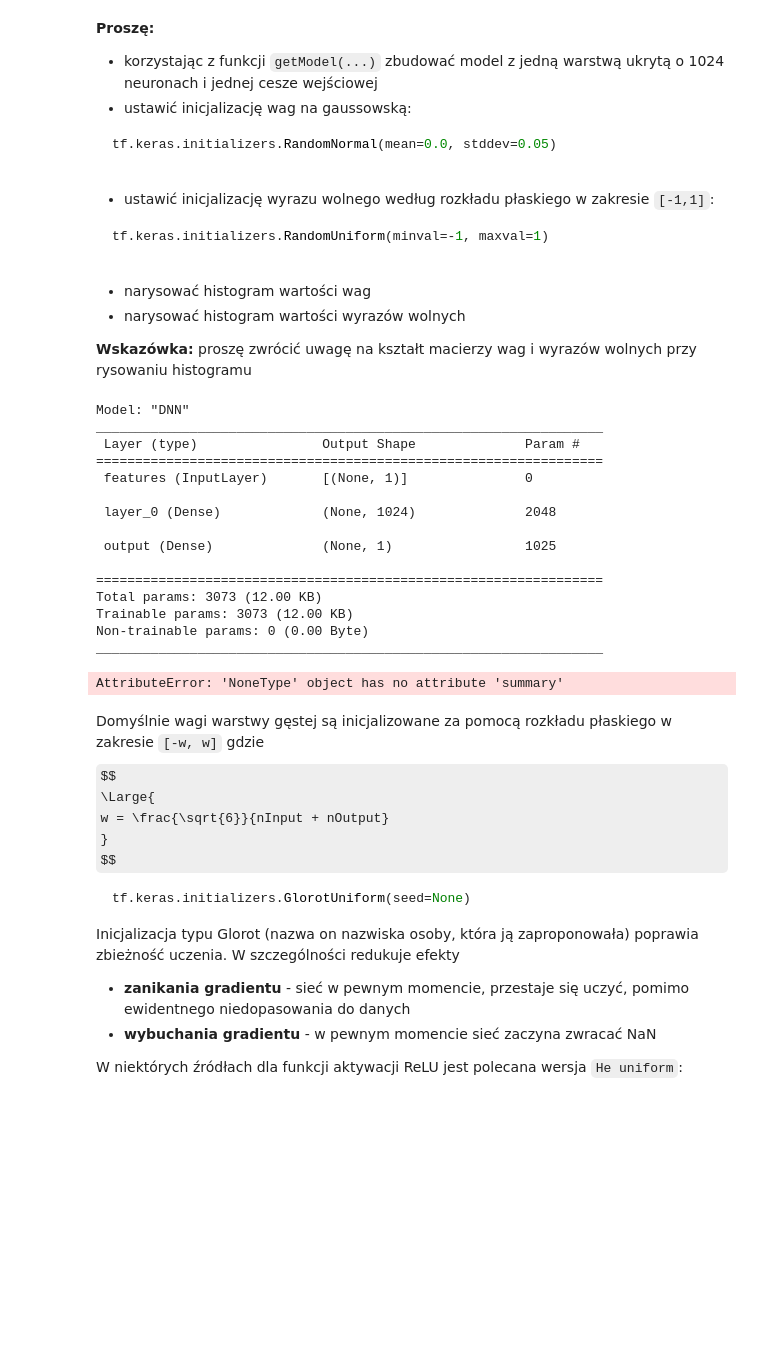
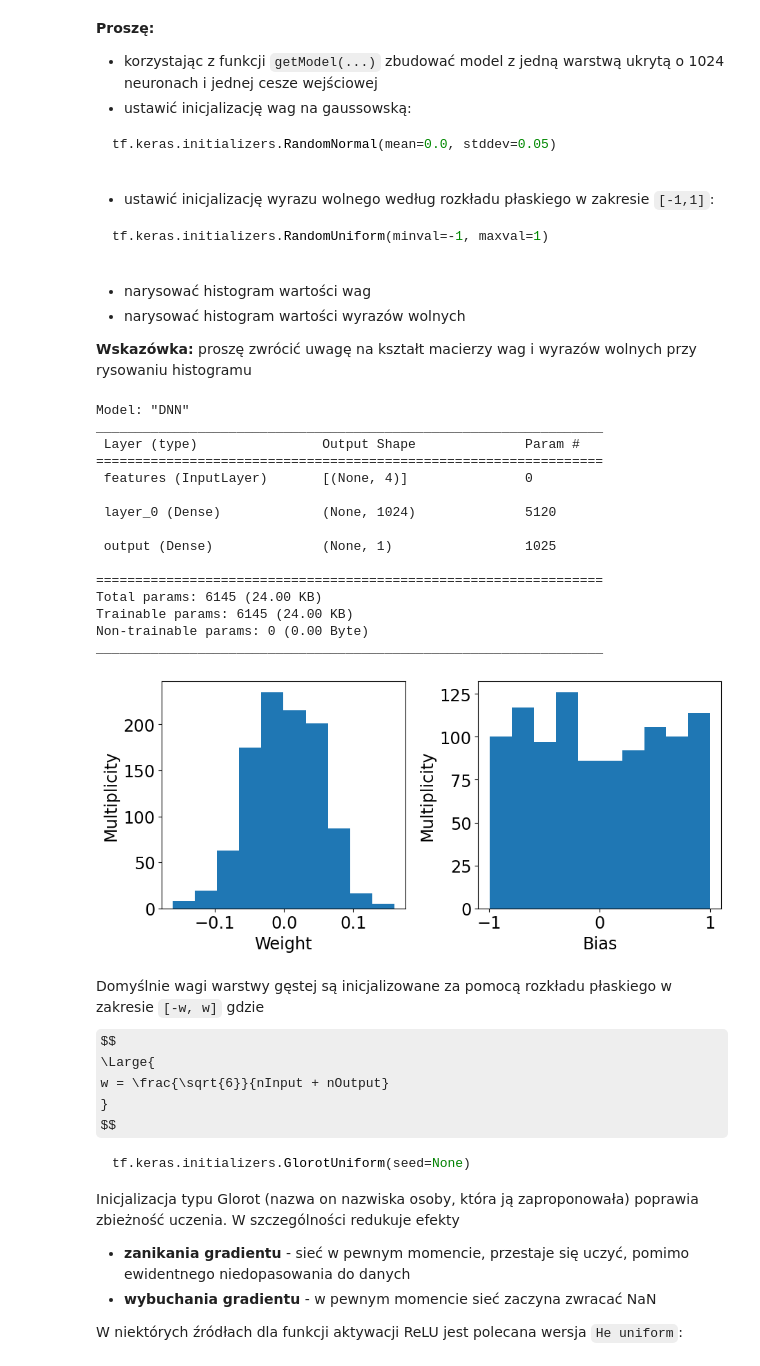
Before and after one commit to bkasza/MLII, a Jupyter notebook: 19.03/04_Sieci_w_pelni_polaczone_1.ipynb, the cells around one changed output. Saved outputs shown, nothing was run; the diff lists cells and outputs as text; code cells hidden in the pictures; some formulas as TeX source; blank space fills up the shorter version.

```diff
--- a/19.03/04_Sieci_w_pelni_polaczone_1.ipynb
+++ b/19.03/04_Sieci_w_pelni_polaczone_1.ipynb
@@ -239,45 +244,50 @@ tf.keras.initializers.RandomUniform(minval=-1, maxval=1)
 **Wskazówka:** proszę zwrócić uwagę na kształt macierzy wag i wyrazów wolnych przy rysowaniu histogramu
 # %%
 
-inputShape = (1, )
 def getModel(inputShape, nNeurons, hiddenActivation = 'relu', outputActivation = 'linear', nOutputNeurons = 1):
     inputs = tf.keras.Input(shape=inputShape, name="features")
     current_layer = inputs
     for i, Neurons in enumerate(nNeurons):
         new_layer = tf.keras.layers.Dense(Neurons, activation = hiddenActivation, name = "layer_"+str(i),
                                           kernel_initializer = tf.keras.initializers.RandomNormal(mean =0.0, stddev = 0.05),
                                           bias_initializer = tf.keras.initializers.RandomUniform(minval = -1, maxval = 1))(current_layer)
         current_layer = new_layer
     outputs = tf.keras.layers.Dense(nOutputNeurons, name = "output", activation = outputActivation)(current_layer)
 
     return tf.keras.Model(inputs=inputs, outputs=outputs, name="DNN")
 
-model = getModel(inputShape, [1024]).summary()
-
-# weights = model.get_layer()
+model = getModel(inputShape, [1024])
 model.summary()
 "rozwiazanie na zdjeciu z telefonu"
-wieghts = model.get_layer('layer_0').weights[0].numpy()[0,:]
+weights = model.get_layer('layer_0').weights[0].numpy()[0,:]
 biases = model.get_layer('layer_0').weights[1].numpy()[:]
 
-# fix, axess = plt.subplots(1, 2, figsize(9, 4.5))
+fig, axes = plt.subplots(1, 2, figsize = (9, 4.5))
+axes[0].hist(weights, label = "Layer weights")
+axes[0].set_xlabel('Weight')
+axes[0].set_ylabel('Multiplicity')
+axes[1].hist(biases, label = "Layer biases")
+axes[1].set_xlabel('Bias')
+axes[1].set_ylabel('Multiplicity')
+axes[1].set_xlim([-1.1, 1.1])
+plt.subplots_adjust(bottom=0.15, left = 0.05, right = 0.95, wspace = 0.3)
 # %% [output]
 Model: "DNN"
 _________________________________________________________________
  Layer (type)                Output Shape              Param #
 =================================================================
- features (InputLayer)       [(None, 1)]               0
+ features (InputLayer)       [(None, 4)]               0
 
- layer_0 (Dense)             (None, 1024)              2048
+ layer_0 (Dense)             (None, 1024)              5120
 
  output (Dense)              (None, 1)                 1025
 
 =================================================================
-Total params: 3073 (12.00 KB)
-Trainable params: 3073 (12.00 KB)
+Total params: 6145 (24.00 KB)
+Trainable params: 6145 (24.00 KB)
 Non-trainable params: 0 (0.00 Byte)
 _________________________________________________________________
-AttributeError: 'NoneType' object has no attribute 'summary'
+[figure, added]
 # %% [markdown]
 Domyślnie wagi warstwy gęstej są inicjalizowane za pomocą rozkładu płaskiego w zakresie `[-w, w]` gdzie
 $$
```
Also changed, not shown: parts of 4 cells of this notebook, 1 other file.
